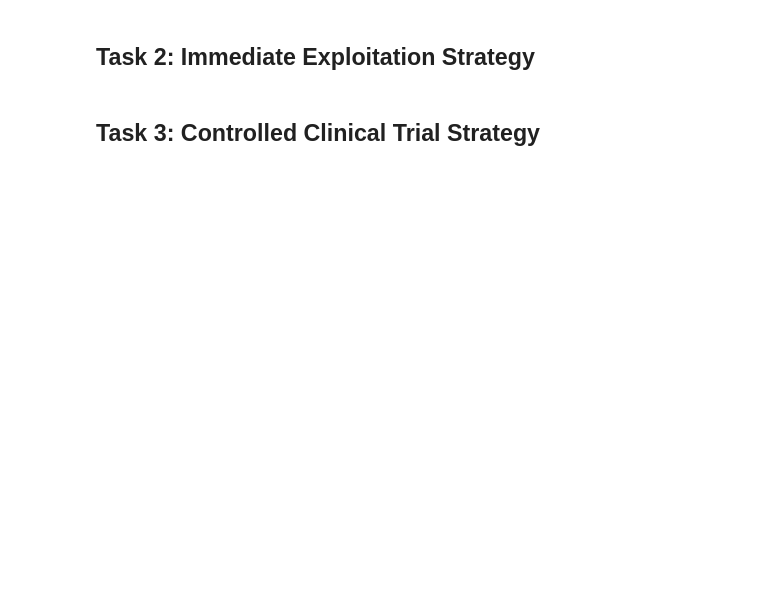
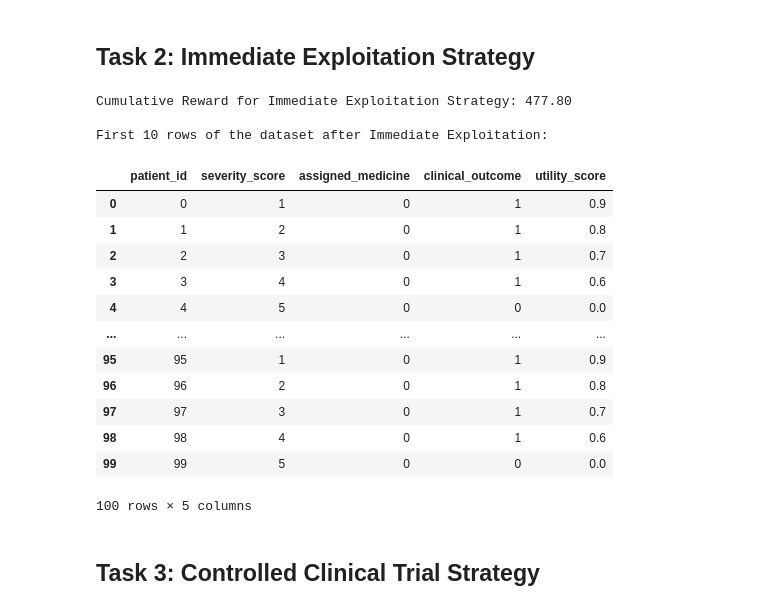
Before and after one commit to Partho-SD/DRL-MAB, a Jupyter notebook: DRL_MAB_Assignment1.ipynb, the cells around one changed output. Saved outputs shown, nothing was run; the diff lists cells and outputs as text; code cells hidden in the pictures; blank space fills up the shorter version.

```diff
--- a/DRL_MAB_Assignment1.ipynb
+++ b/DRL_MAB_Assignment1.ipynb
@@ -43,11 +66,11 @@ display(dataset.head(10))
 # %% [markdown]
 ## Task 2: Immediate Exploitation Strategy
 # %%
-
 # Function to simulate a single patient's treatment and outcome
 def simulate_patient_outcome(medicine_idx, severity, hidden_probabilities):
     # Clinical outcome
-    success_prob = hidden_probabilities[medicine_idx]
+    # boost success probability to increase number of 1 outcomes (cap at 1.0)
+    success_prob = min(1.0, hidden_probabilities[medicine_idx] + 0.0)
     clinical_outcome = 1 if random.random() < success_prob else 0
 
     # Utility score
@@ -93,39 +116,58 @@ def immediate_exploitation_strategy(num_patients, K, Pi, dataset_df):
             break
 
     # After initial exploration, exploit the best performing medicine
-    for patient_idx_offset in range(len(dataset_df) - num_patients):
+    for patient_idx_offset in range(len(dataset_df) - num_patients, len(dataset_df)):
         # Skip patients already treated in initial exploration
         if strategy_dataset.loc[patient_idx_offset, 'assigned_medicine'] != -1:
             continue
 
         # Determine the best medicine based on average reward (already stored as running average)
         avg_rewards = [medicine_rewards[i] if medicine_counts[i] > 0 else -1 for i in range(K)]
         best_medicine_idx = np.argmax(avg_rewards)
 
         severity = dataset_df.loc[patient_idx_offset, 'severity_score']
 
         # Simulate outcome
         clinical_outcome, utility_score = simulate_patient_outcome(best_medicine_idx, severity, Pi)
 
         # Update statistics using incremental average: avg += (reward - avg) / n
         medicine_counts[best_medicine_idx] += 1
         medicine_rewards[best_medicine_idx] += (utility_score - medicine_rewards[best_medicine_idx]) / medicine_counts[best_medicine_idx]
         cumulative_reward += utility_score
 
         # Record results
         strategy_dataset.loc[patient_idx_offset, 'assigned_medicine'] = best_medicine_idx
         strategy_dataset.loc[patient_idx_offset, 'clinical_outcome'] = clinical_outcome
         strategy_dataset.loc[patient_idx_offset, 'utility_score'] = utility_score
 
     return cumulative_reward, strategy_dataset
 
 # Run the Immediate Exploitation Strategy
 num_patients_total = 1000
 cumulative_reward_ie, ie_dataset = immediate_exploitation_strategy(num_patients_total, K, Pi, dataset.copy())
 
 print(f"Cumulative Reward for Immediate Exploitation Strategy: {cumulative_reward_ie:.2f}")
 print("\nFirst 10 rows of the dataset after Immediate Exploitation:")
-display(ie_dataset.head(10))
+display(ie_dataset.head(100))
+dataset.to_csv('dataset.csv', index=False)
+ie_dataset.to_csv('ie_dataset.csv', index=False)
+# %% [output]
+Cumulative Reward for Immediate Exploitation Strategy: 477.80
+
+First 10 rows of the dataset after Immediate Exploitation:
+|  | patient_id | severity_score | assigned_medicine | clinical_outcome | utility_score |
+| 0 | 0 | 1 | 0 | 1 | 0.9 |
+| 1 | 1 | 2 | 0 | 1 | 0.8 |
+| 2 | 2 | 3 | 0 | 1 | 0.7 |
+| 3 | 3 | 4 | 0 | 1 | 0.6 |
+| 4 | 4 | 5 | 0 | 0 | 0.0 |
+| ... | ... | ... | ... | ... | ... |
+| 95 | 95 | 1 | 0 | 1 | 0.9 |
+| 96 | 96 | 2 | 0 | 1 | 0.8 |
+| 97 | 97 | 3 | 0 | 1 | 0.7 |
+| 98 | 98 | 4 | 0 | 1 | 0.6 |
+| 99 | 99 | 5 | 0 | 0 | 0.0 |
+100 rows × 5 columns
 # %% [markdown]
 ## Task 3: Controlled Clinical Trial Strategy
 # %%
```
Also changed, not shown: parts of 8 cells of this notebook.
